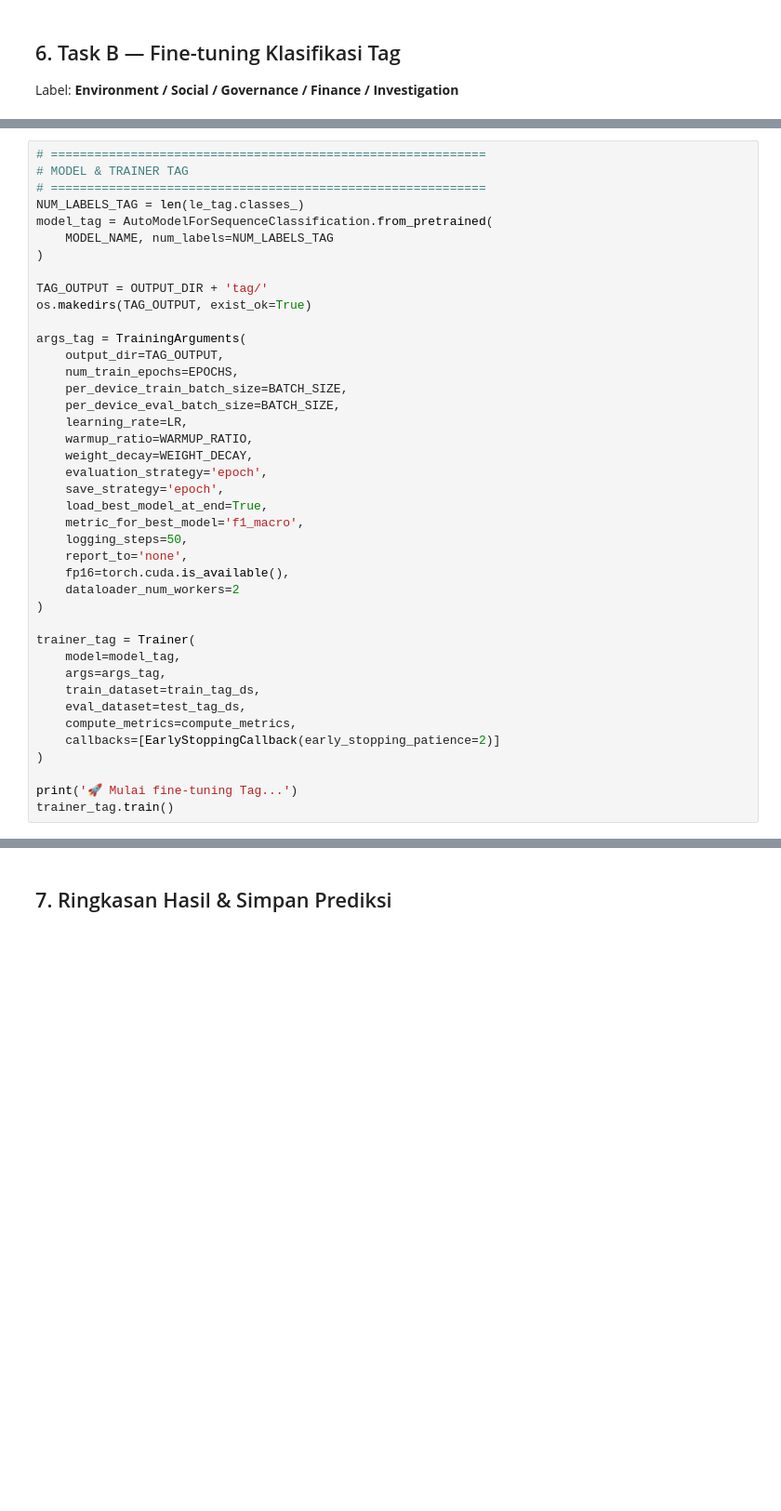
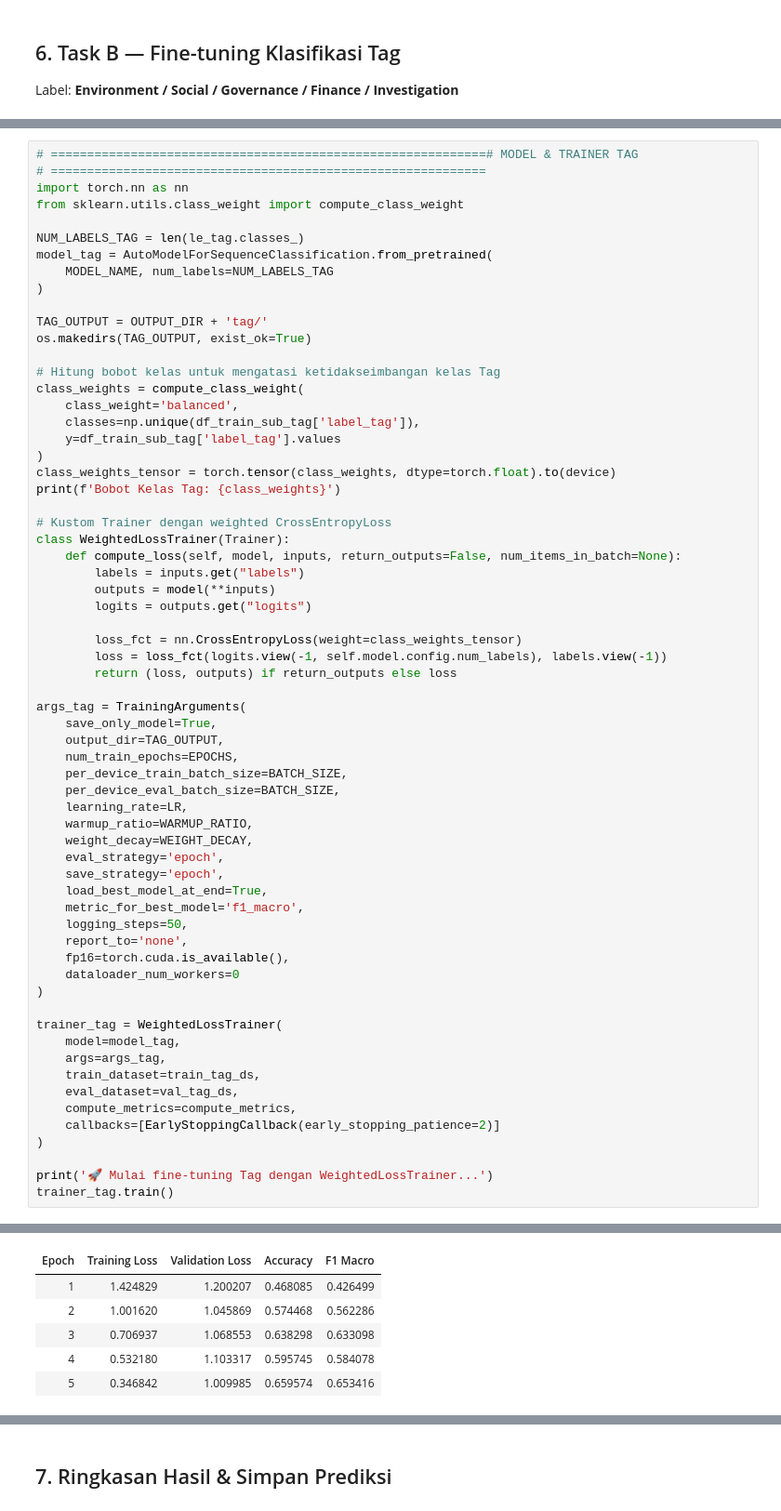
Before and after one commit to BaraArdiwinata/ATTD-Pipeline-Orchestration-IndoBERT, a Jupyter notebook: scripts/klasifikasi.ipynb, the cells around one changed output, grey strips where cells are left out. Shown at 93% size. Cells and saved outputs as stored; diff of their text form; blank space fills up the shorter version.

```diff
--- a/scripts/klasifikasi.ipynb
+++ b/scripts/klasifikasi.ipynb
@@ -278,7 +428,9 @@ print(f'Train samples: {len(train_tag_ds)} | Test samples: {len(test_tag_ds)}')
 # %%
+# ============================================================# MODEL & TRAINER TAG
 # ============================================================
-# MODEL & TRAINER TAG
-# ============================================================
+import torch.nn as nn
+from sklearn.utils.class_weight import compute_class_weight
+
 NUM_LABELS_TAG = len(le_tag.classes_)
 model_tag = AutoModelForSequenceClassification.from_pretrained(
     MODEL_NAME, num_labels=NUM_LABELS_TAG
@@ -287,7 +439,28 @@ model_tag = AutoModelForSequenceClassification.from_pretrained(
 TAG_OUTPUT = OUTPUT_DIR + 'tag/'
 os.makedirs(TAG_OUTPUT, exist_ok=True)
 
+# Hitung bobot kelas untuk mengatasi ketidakseimbangan kelas Tag
+class_weights = compute_class_weight(
+    class_weight='balanced',
+    classes=np.unique(df_train_sub_tag['label_tag']),
+    y=df_train_sub_tag['label_tag'].values
+)
+class_weights_tensor = torch.tensor(class_weights, dtype=torch.float).to(device)
+print(f'Bobot Kelas Tag: {class_weights}')
+
+# Kustom Trainer dengan weighted CrossEntropyLoss
+class WeightedLossTrainer(Trainer):
+    def compute_loss(self, model, inputs, return_outputs=False, num_items_in_batch=None):
+        labels = inputs.get("labels")
+        outputs = model(**inputs)
+        logits = outputs.get("logits")
+
+        loss_fct = nn.CrossEntropyLoss(weight=class_weights_tensor)
+        loss = loss_fct(logits.view(-1, self.model.config.num_labels), labels.view(-1))
+        return (loss, outputs) if return_outputs else loss
+
 args_tag = TrainingArguments(
+    save_only_model=True,
     output_dir=TAG_OUTPUT,
     num_train_epochs=EPOCHS,
     per_device_train_batch_size=BATCH_SIZE,
@@ -295,24 +468,25 @@ args_tag = TrainingArguments(
     learning_rate=LR,
     warmup_ratio=WARMUP_RATIO,
     weight_decay=WEIGHT_DECAY,
-    evaluation_strategy='epoch',
+    eval_strategy='epoch',
     save_strategy='epoch',
     load_best_model_at_end=True,
     metric_for_best_model='f1_macro',
     logging_steps=50,
     report_to='none',
     fp16=torch.cuda.is_available(),
-    dataloader_num_workers=2
+    dataloader_num_workers=0
 )
 
-trainer_tag = Trainer(
+trainer_tag = WeightedLossTrainer(
     model=model_tag,
     args=args_tag,
     train_dataset=train_tag_ds,
-    eval_dataset=test_tag_ds,
+    eval_dataset=val_tag_ds,
     compute_metrics=compute_metrics,
     callbacks=[EarlyStoppingCallback(early_stopping_patience=2)]
 )
 
-print('🚀 Mulai fine-tuning Tag...')
+print('🚀 Mulai fine-tuning Tag dengan WeightedLossTrainer...')
 trainer_tag.train()
+# %% [output]
@@ -318,0 +505,6 @@ trainer_tag.train()
+| Epoch | Training Loss | Validation Loss | Accuracy | F1 Macro |
+| 1 | 1.424829 | 1.200207 | 0.468085 | 0.426499 |
+| 2 | 1.001620 | 1.045869 | 0.574468 | 0.562286 |
+| 3 | 0.706937 | 1.068553 | 0.638298 | 0.633098 |
+| 4 | 0.532180 | 1.103317 | 0.595745 | 0.584078 |
+| 5 | 0.346842 | 1.009985 | 0.659574 | 0.653416 |
```
Also changed, not shown: parts of 16 cells of this notebook, 33 other files.
